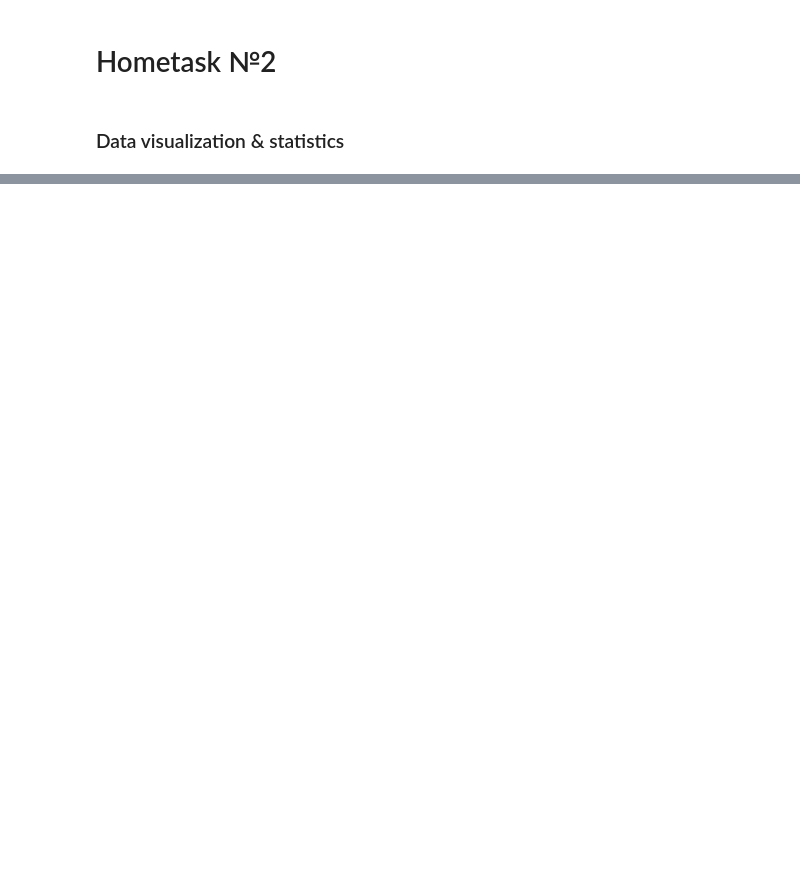
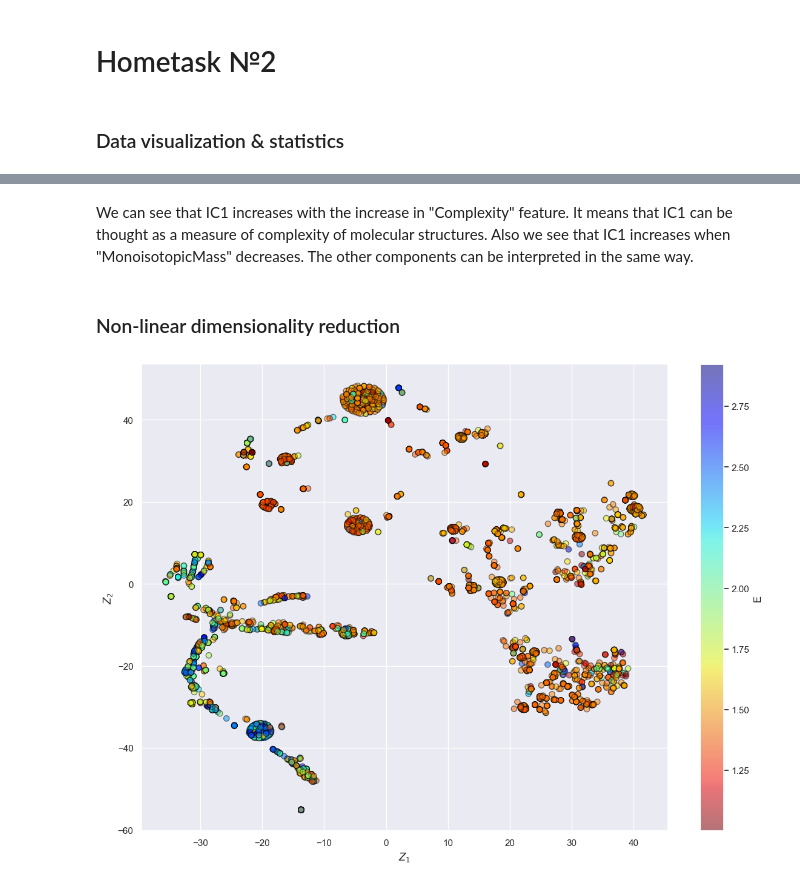
Before and after one commit to AsyaOrlova/ChemAlgorithmsCourse, a Jupyter notebook: hw_1.ipynb, the cells around one changed output, grey strips where cells are left out. Drawn from its saved outputs; the diff is of its cells as text; code cells hidden in the pictures; blank space fills up the shorter version.

```diff
--- a/hw_1.ipynb
+++ b/hw_1.ipynb
@@ -591,4 +643,0 @@ Text(0.5, 1.0, 'Measurement methods')
-# %%
-plt.rcParams['figure.figsize'] = [5, 5]
-sns.scatterplot(data=df, x="MolMR", y="MolWt", size="NumHDonors", legend=False, sizes=(2, 50), alpha=0.5)
-plt.show()
@@ -596,0 +658,8 @@ plt.show()
+# %%
+# separate numeric data
+X = df.drop(['index', 'DOI', 'Date', 'Journal', 'Title', 'Name', 'measurement_error', 'measurement_wavelength',
+             'measurement_method', 'normalised_name', 'raw_value', 'specifier'], axis=1)
+X.fillna(0, inplace=True) # !!! убрать
+
+# scale X from 0 to 1
+X_norm = MinMaxScaler().fit_transform(X)
@@ -596,0 +753,4 @@ plt.show()
+# %% [markdown]
+We can see that IC1 increases with the increase in "Complexity" feature. It means that IC1 can be thought as a measure of complexity of molecular structures. Also we see that IC1 increases when "MonoisotopicMass" decreases. The other components can be interpreted in the same way.
+# %% [markdown]
+### Non-linear dimensionality reduction
@@ -596,0 +759,16 @@ plt.show()
+# %%
+# perform TSNE
+tsne = TSNE(n_components=2, perplexity=100)
+X_tsne = tsne.fit_transform(X_norm)
+
+# plot results
+fig = plt.figure(figsize=(14,10))
+ax  = fig.add_subplot(111)
+scatter = ax.scatter(X_tsne[:,0], X_tsne[:,1], c=Y, s=45, edgecolors='black', cmap=cm.jet_r, alpha=0.5)
+colorbar = fig.colorbar(scatter, ax=ax, label = "E")
+plt.xlabel(r'$Z_1$')
+plt.ylabel(r'$Z_2$')
+sns.despine()
+plt.show()
+# %% [output]
+[figure, added]
```
Also changed, not shown: parts of 25 cells of this notebook, 2 other files.
